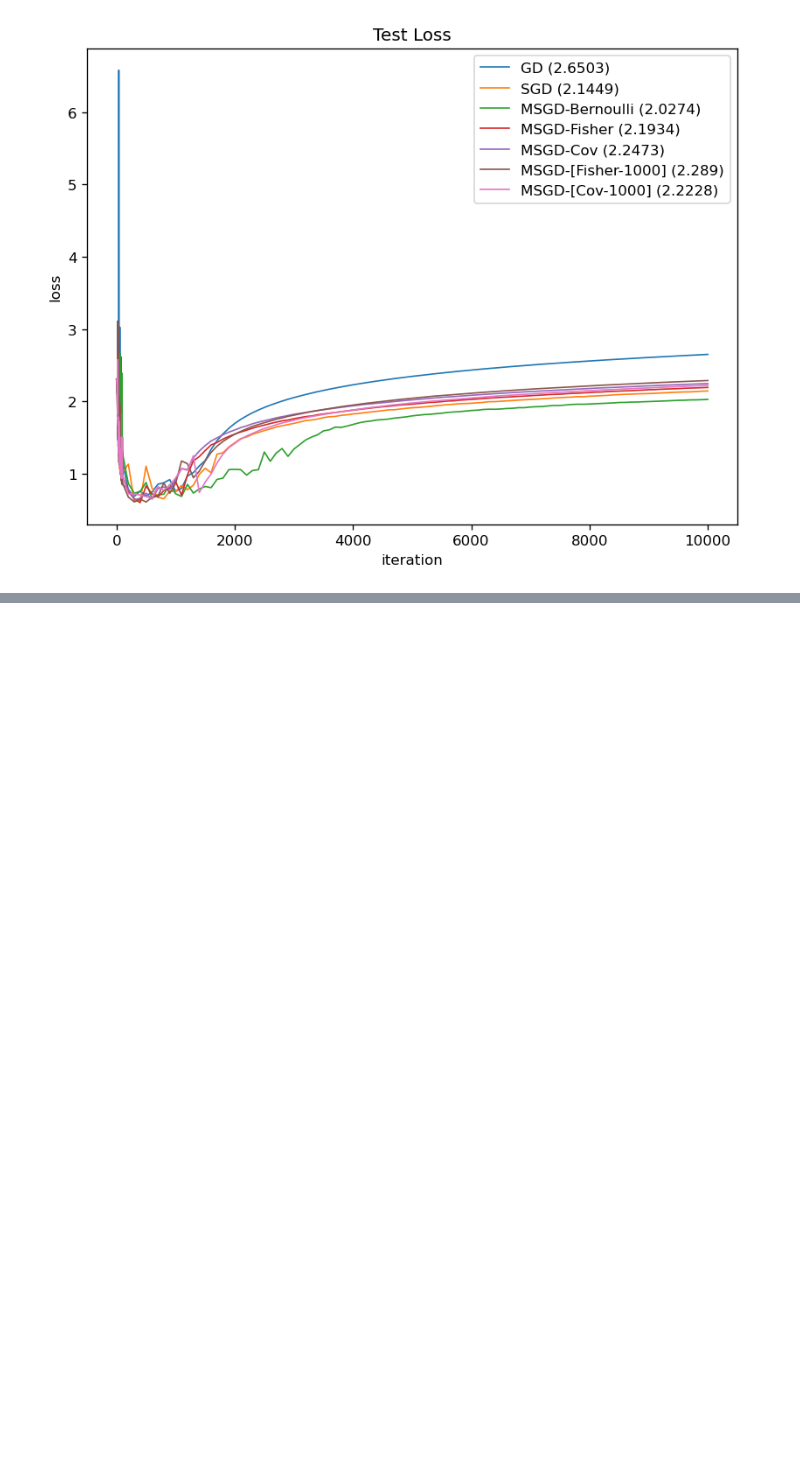
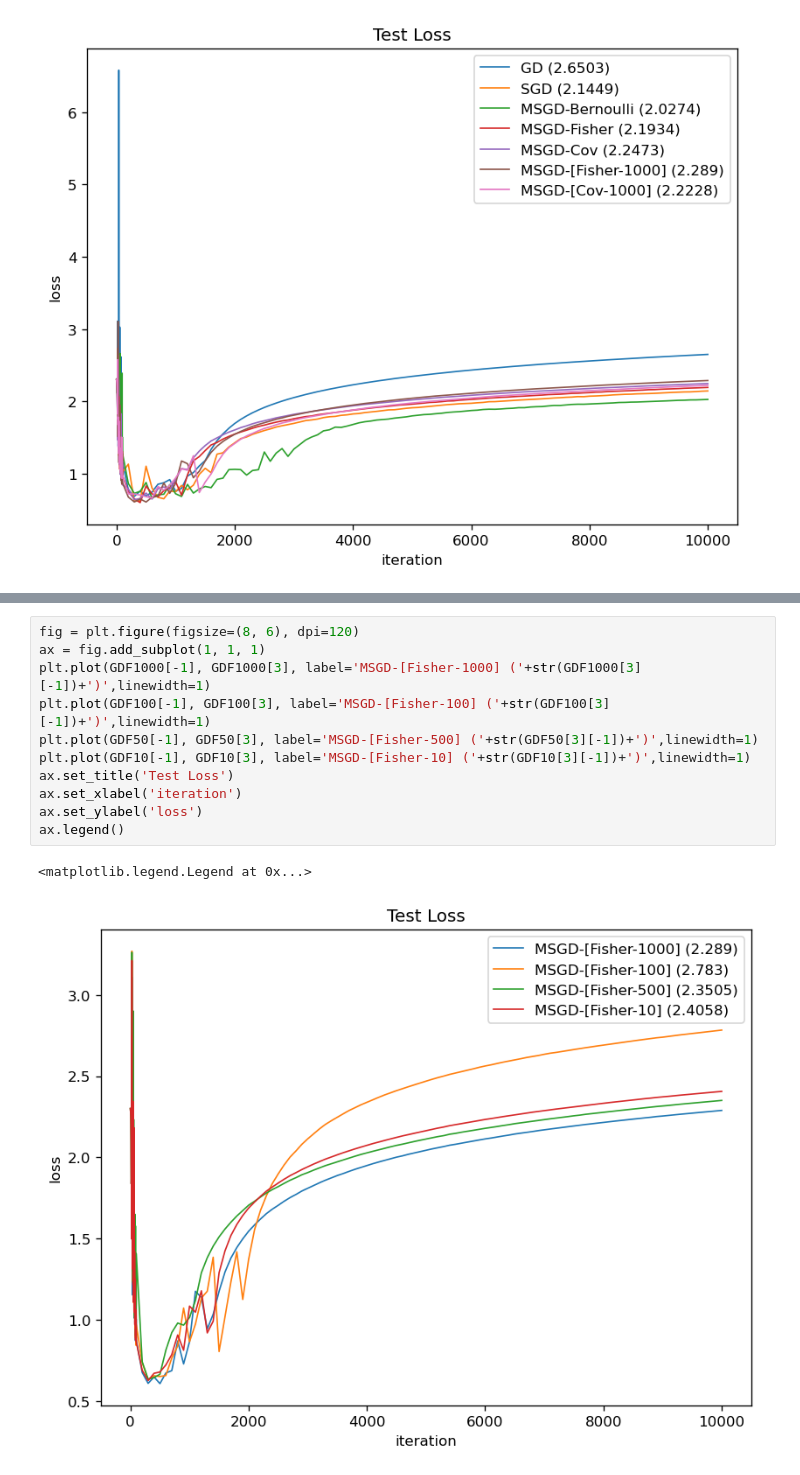
Before and after one commit to Quincy0v0/MultiNoise, a Jupyter notebook: FashionMNIST/CSE257 visualization for MSGD w FashionMNIST.ipynb, the cells around one changed output, grey strips where cells are left out. Cells and saved outputs as stored; diff of their text form; blank space fills up the shorter version.

```diff
--- a/FashionMNIST/CSE257 visualization for MSGD w FashionMNIST.ipynb
+++ b/FashionMNIST/CSE257 visualization for MSGD w FashionMNIST.ipynb
@@ -131,0 +137,14 @@ Text(0.5, 1.0, 'BGD')
+# %%
+fig = plt.figure(figsize=(8, 6), dpi=120)
+ax = fig.add_subplot(1, 1, 1)
+plt.plot(GDF1000[-1], GDF1000[3], label='MSGD-[Fisher-1000] ('+str(GDF1000[3][-1])+')',linewidth=1)
+plt.plot(GDF100[-1], GDF100[3], label='MSGD-[Fisher-100] ('+str(GDF100[3][-1])+')',linewidth=1)
+plt.plot(GDF50[-1], GDF50[3], label='MSGD-[Fisher-500] ('+str(GDF50[3][-1])+')',linewidth=1)
+plt.plot(GDF10[-1], GDF10[3], label='MSGD-[Fisher-10] ('+str(GDF10[3][-1])+')',linewidth=1)
+ax.set_title('Test Loss')
+ax.set_xlabel('iteration')
+ax.set_ylabel('loss')
+ax.legend()
+# %% [output]
+<matplotlib.legend.Legend at 0x...>
+[figure, added]
```
Also changed, not shown: parts of 16 cells of this notebook, 1 other file.
